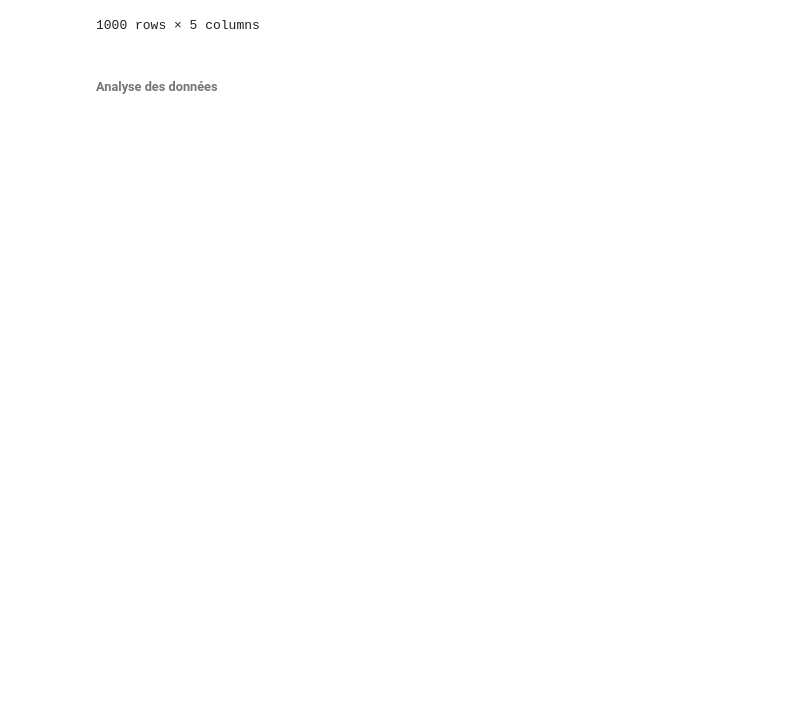
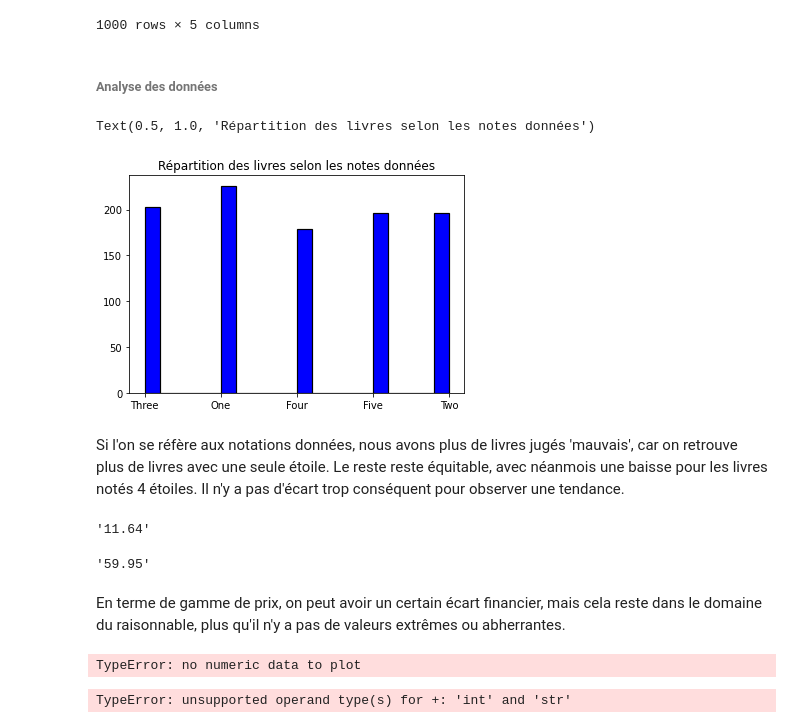
Before and after one commit to LaurenceAndraud/cyber-detective, a Jupyter notebook: Cyber detective.ipynb, the cells around one changed output. Drawn from its saved outputs; the diff is of its cells as text; code cells hidden in the pictures; blank space fills up the shorter version.

```diff
--- a/Cyber detective.ipynb
+++ b/Cyber detective.ipynb
@@ -499,3 +503,36 @@ new_df
 1000 rows × 5 columns
 # %% [markdown]
 ###### Analyse des données
+# %%
+x = book_info['note']
+plt.hist(x, color = 'blue', edgecolor = 'black', linewidth = 1.2, bins = 20)
+plt.show
+plt.title('Répartition des livres selon les notes données')
+# %% [output]
+Text(0.5, 1.0, 'Répartition des livres selon les notes données')
+[figure, added]
+# %% [markdown]
+Si l'on se réfère aux notations données, nous avons plus de livres jugés 'mauvais', car on retrouve plus de livres avec une seule étoile.
+Le reste reste équitable, avec néanmois une baisse pour les livres notés 4 étoiles.
+Il n'y a pas d'écart trop conséquent pour observer une tendance.
+# %%
+book_info['prix'].min()
+# %% [output]
+'11.64'
+# %%
+book_info['prix'].max()
+# %% [output]
+'59.95'
+# %% [markdown]
+En terme de gamme de prix, on peut avoir un certain écart financier, mais cela reste dans le domaine du raisonnable, plus qu'il n'y a pas de valeurs extrêmes ou abherrantes.
+# %%
+histogram = book_info['prix'].plot.hist()
+plt.show()
+# %% [output]
+TypeError: no numeric data to plot
+# %%
+# Moyenne des prix
+moy = sum(book_info['prix'])/len(book_info['prix'])
+moy
+# %% [output]
+TypeError: unsupported operand type(s) for +: 'int' and 'str'
```
Also changed, not shown: parts of 6 cells of this notebook, 1 other file.
